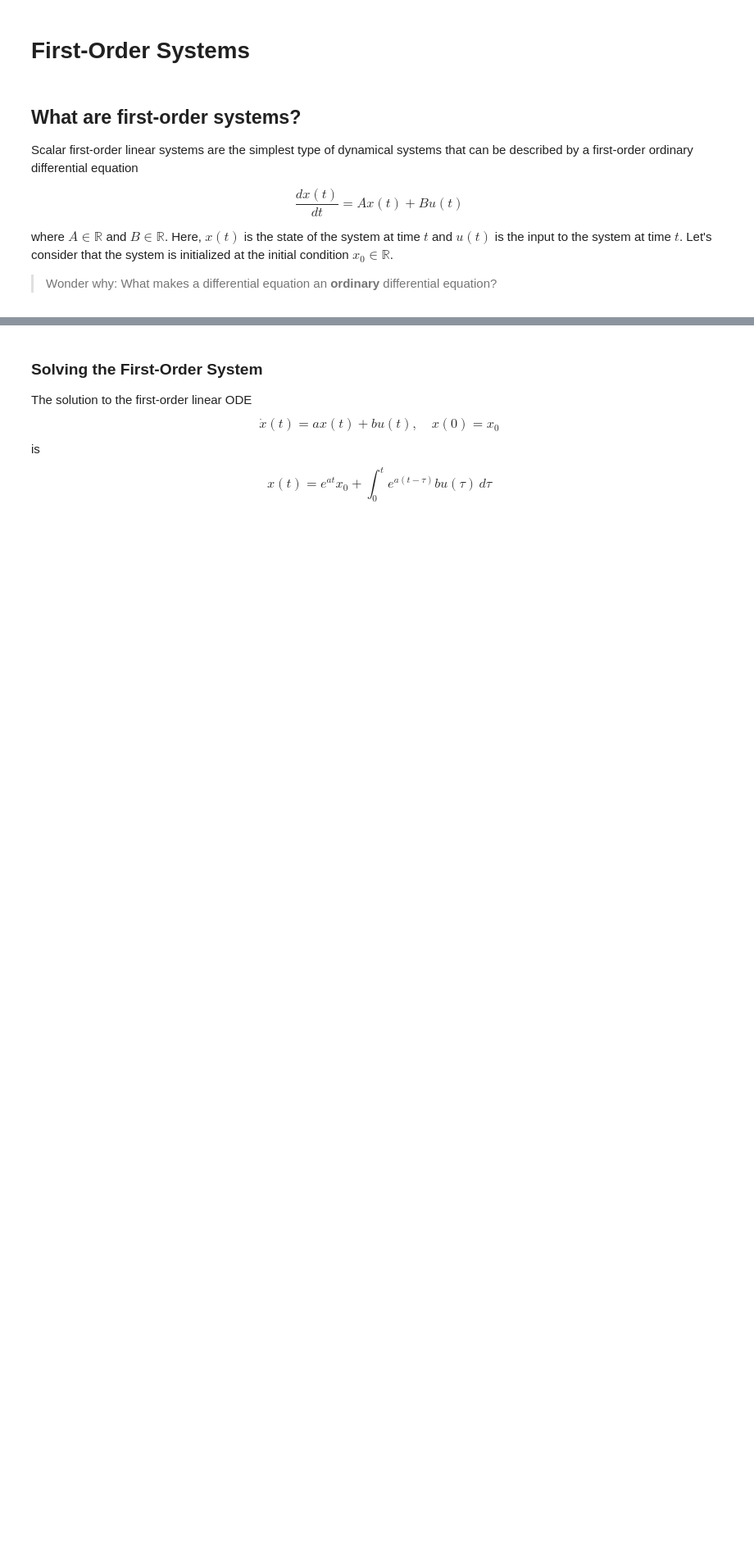
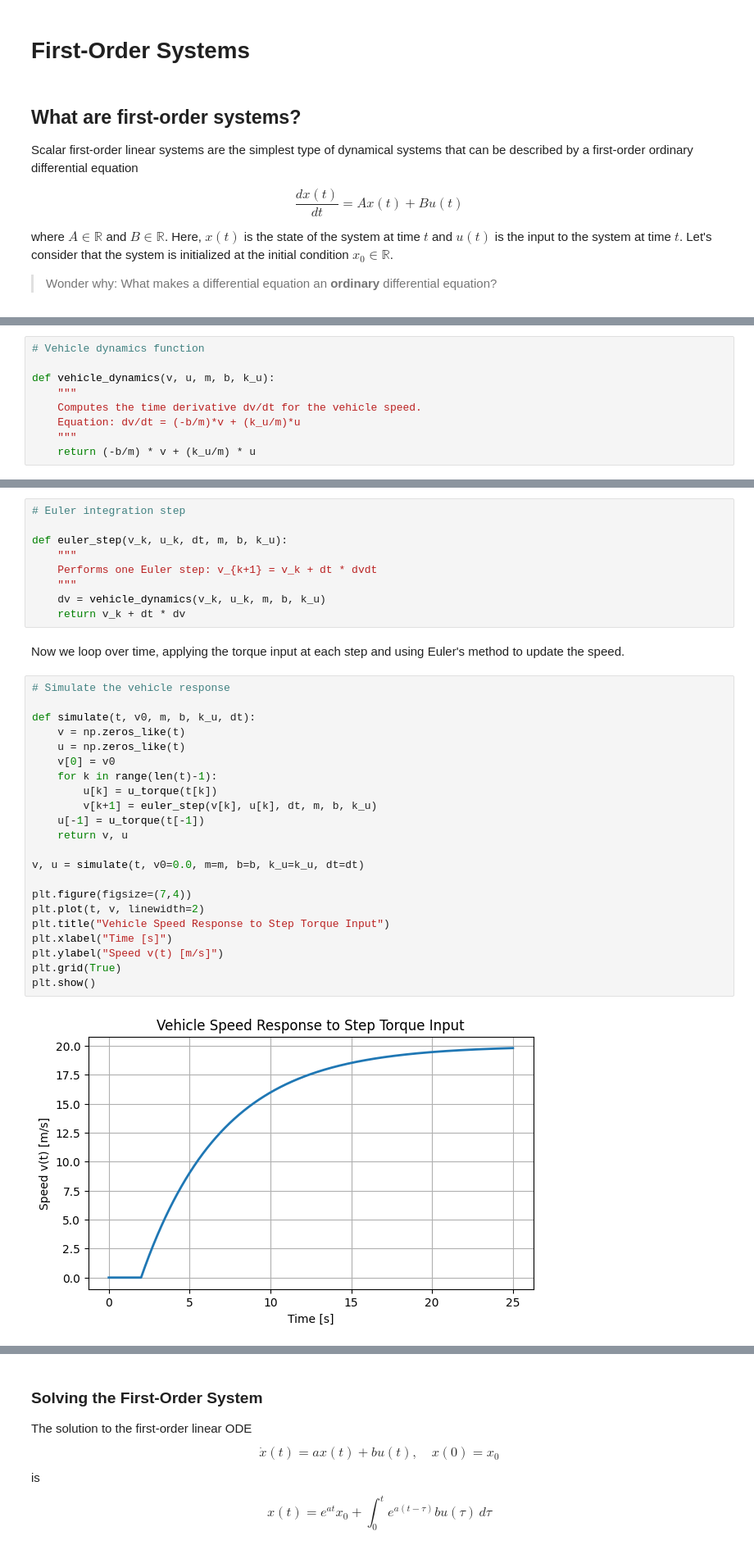
Before and after one commit to suann124/AIinTeaching_Archive, a Jupyter notebook: lectures/L4_Firstorder_1.ipynb, the cells around one changed output, grey strips where cells are left out. Shown at 82% size. Saved outputs shown, nothing was run; the diff lists cells and outputs as text; blank space fills up the shorter version.

```diff
--- a/lectures/L4_Firstorder_1.ipynb
+++ b/lectures/L4_Firstorder_1.ipynb
@@ -107,0 +112,9 @@ plt.show()
+# %%
+# Vehicle dynamics function
+
+def vehicle_dynamics(v, u, m, b, k_u):
+    """
+    Computes the time derivative dv/dt for the vehicle speed.
+    Equation: dv/dt = (-b/m)*v + (k_u/m)*u
+    """
+    return (-b/m) * v + (k_u/m) * u
@@ -107,0 +132,35 @@ plt.show()
+# %%
+# Euler integration step
+
+def euler_step(v_k, u_k, dt, m, b, k_u):
+    """
+    Performs one Euler step: v_{k+1} = v_k + dt * dvdt
+    """
+    dv = vehicle_dynamics(v_k, u_k, m, b, k_u)
+    return v_k + dt * dv
+# %% [markdown]
+Now we loop over time, applying the torque input at each step and using Euler's method to update the speed.
+# %%
+# Simulate the vehicle response
+
+def simulate(t, v0, m, b, k_u, dt):
+    v = np.zeros_like(t)
+    u = np.zeros_like(t)
+    v[0] = v0
+    for k in range(len(t)-1):
+        u[k] = u_torque(t[k])
+        v[k+1] = euler_step(v[k], u[k], dt, m, b, k_u)
+    u[-1] = u_torque(t[-1])
+    return v, u
+
+v, u = simulate(t, v0=0.0, m=m, b=b, k_u=k_u, dt=dt)
+
+plt.figure(figsize=(7,4))
+plt.plot(t, v, linewidth=2)
+plt.title("Vehicle Speed Response to Step Torque Input")
+plt.xlabel("Time [s]")
+plt.ylabel("Speed v(t) [m/s]")
+plt.grid(True)
+plt.show()
+# %% [output]
+[figure, added]
```
Also changed, not shown: parts of 18 cells of this notebook.
